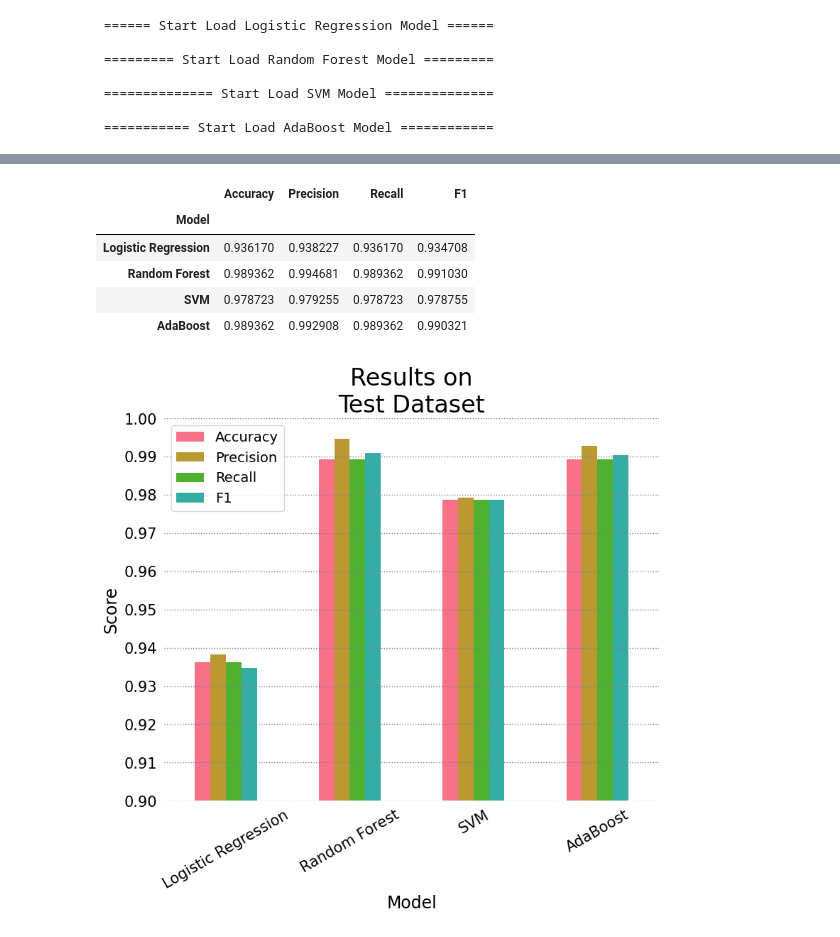
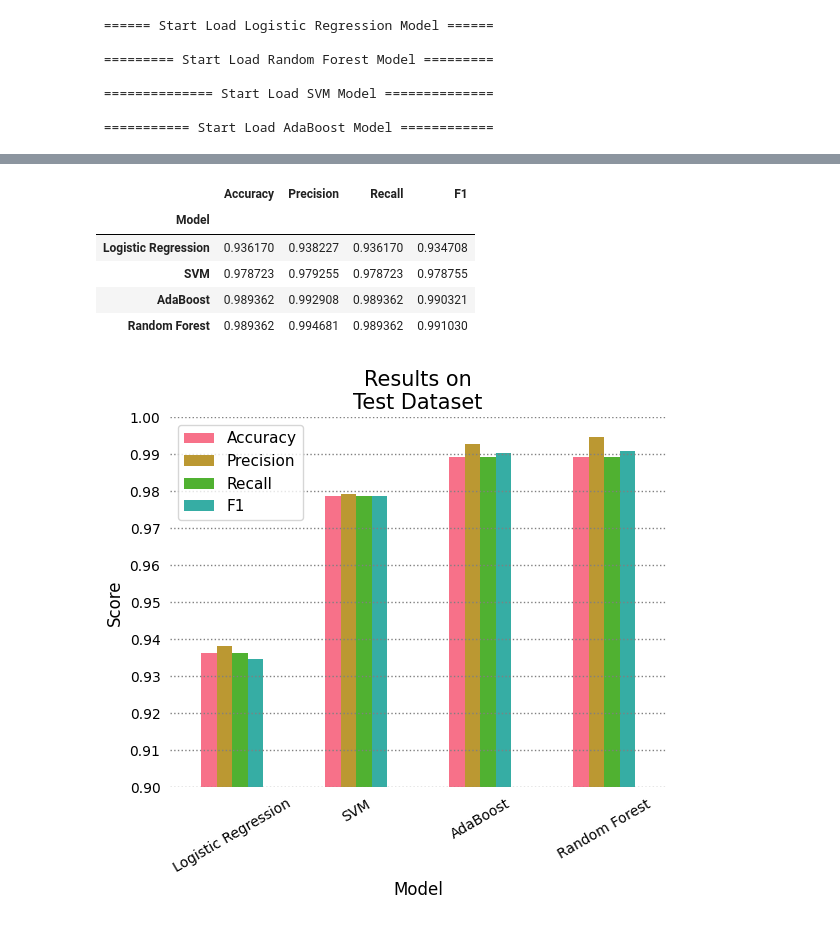
Before and after one commit to alexisuaguilaru/HealthySleep, a Jupyter notebook: MachineLearning/ModelsTraining.ipynb, the cells around one changed output, grey strips where cells are left out. Saved outputs shown, nothing was run; the diff lists cells and outputs as text; code cells hidden in the pictures.

Commit message:
ADD section about analysis of models and comments into Models Training

```diff
--- a/MachineLearning/ModelsTraining.ipynb
+++ b/MachineLearning/ModelsTraining.ipynb
@@ -455,9 +465,9 @@ fig , axes = plt.subplots(2,2,figsize=(12,12))
 for _best_model , _model_name , _ax in zip(BestModels,ModelNames,axes.ravel()):
     ConfusionMatrixDisplay.from_estimator(
         _best_model,
-        TestDataset_X,
-        TestDataset_y,
-        cmap = ColorMapBinary,
+        SleepDataset[Features],
+        SleepDataset[Target],
+        cmap = src.ColorMapBinary,
         colorbar = False,
         ax = _ax,
     )
@@ -465,5 +475,6 @@ for _best_model , _model_name , _ax in zip(BestModels,ModelNames,axes.ravel()):
     _ax.set_xlabel('Predicted Label',size=11)
     _ax.set_ylabel('True Label',size=11)
 
-fig.suptitle('Confusion Matrix of the Models on Test Dataset',y=0.94,size=15);
+# fig.savefig('../Resources/ConfusionMatrix_Modeles.jpg')
+fig.suptitle('Confusion Matrix of the Models on The Full Dataset',y=0.94,size=15);
 # %% [output]
@@ -482,11 +493,12 @@ for _best_model , _model_name in zip(BestModels,ModelNames):
     *metrics , _ = precision_recall_fscore_support(TestDataset_y,_pred_y,average='weighted')
     EvaluationScoreResults.loc[_model_name] = [accuracy,*metrics]
 
+EvaluationScoreResults.sort_values('F1',inplace=True)
 EvaluationScoreResults
 # %% [output]
 |  | Accuracy | Precision | Recall | F1 |
 | Model |  |  |  |  |
 | Logistic Regression | 0.936170 | 0.938227 | 0.936170 | 0.934708 |
-| Random Forest | 0.989362 | 0.994681 | 0.989362 | 0.991030 |
 | SVM | 0.978723 | 0.979255 | 0.978723 | 0.978755 |
 | AdaBoost | 0.989362 | 0.992908 | 0.989362 | 0.990321 |
+| Random Forest | 0.989362 | 0.994681 | 0.989362 | 0.991030 |
@@ -542,6 +505,7 @@ def PlotResults(
 # %%
 # Plotting models scores
 
-PlotResults(EvaluationScoreResults,'Test');
+fig = src.PlotResults(EvaluationScoreResults,'Test')
+# fig.savefig('../Resources/Results_Models.jpg')
 # %% [output]
-[figure, old version]
+[figure, new version]
```
Also changed, not shown: parts of 4 cells of this notebook, 4 other files.
